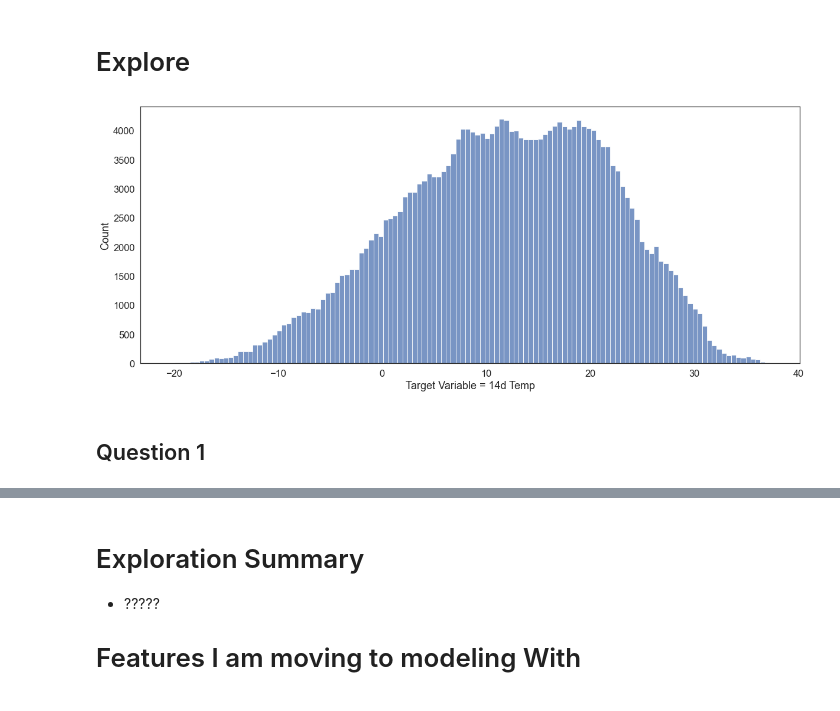
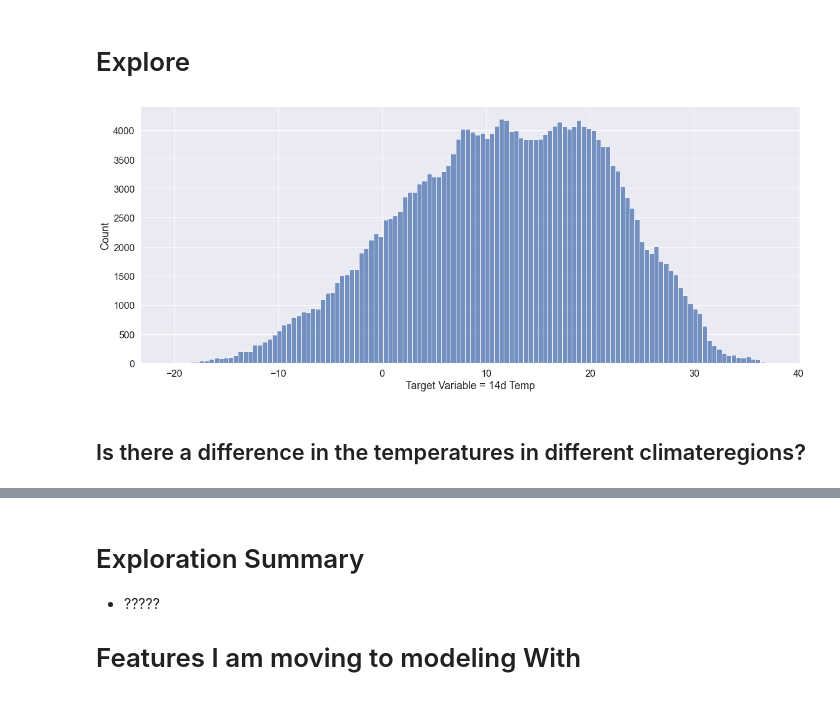
Before and after one commit to Mirzakhani-Capstone/mirzakhani_shared, a Jupyter notebook: report_first_draft.ipynb, the cells around one changed output, grey strips where cells are left out. Drawn from its saved outputs; the diff is of its cells as text; code cells hidden in the pictures.

Commit message:
Add exploration questions and viz

```diff
--- a/report_first_draft.ipynb
+++ b/report_first_draft.ipynb
@@ -72,6 +72,9 @@ df = w.get_explore_data()
 # cleaning data
 df = w.prep_data(df)
 
+# rename
+df = w.rename_data(df)
+
 # splitting data into train, validate, and test
 train, validate, test = w.split_data(df)
 # %% [markdown]
@@ -91,13 +94,11 @@ train.head()
 # %%
 #set font size
 sns.set(font_scale=1.5)
-#set graph style
-sns.set_style('white')
 
 fig, ax = plt.subplots(figsize=(20, 8))
-sns.histplot(data=train, x='contest-tmp2m-14d__tmp2m')
+sns.histplot(data=train, x='mean_temp')
 plt.xlabel('Target Variable = 14d Temp');
 # %% [output]
-[figure, old version]
+[figure, new version]
 # %% [markdown]
-## Question 1
+## Is there a difference in the temperatures in different climateregions?
```
Also changed, not shown: parts of 15 cells of this notebook.
